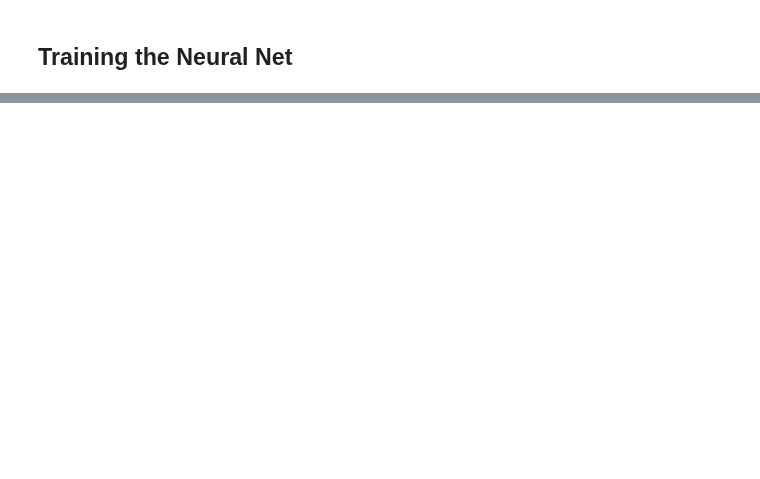
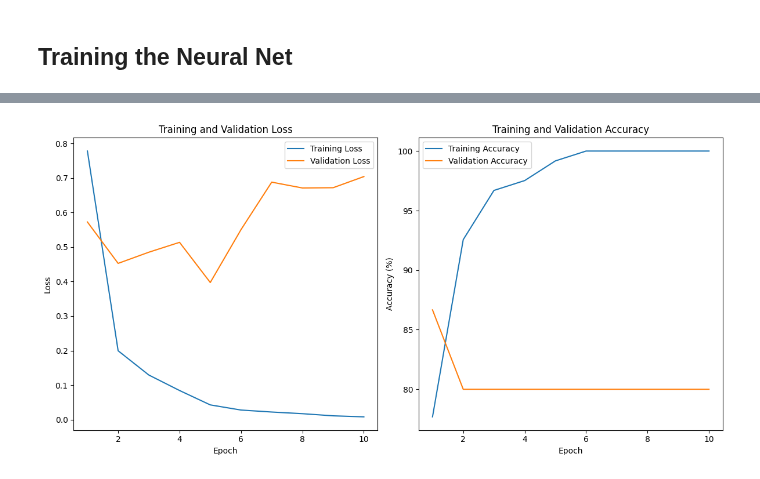
Before and after one commit to brittawi/SkiersProject, a Jupyter notebook: classification/training/classifiication_of_gears.ipynb, the cells around one changed output, grey strips where cells are left out. Cells and saved outputs as stored; diff of their text form; code cells hidden in the pictures; blank space fills up the shorter version.

Commit message:
added training and validation loop

```diff
--- a/classification/training/classifiication_of_gears.ipynb
+++ b/classification/training/classifiication_of_gears.ipynb
@@ -17,7 +17,7 @@ val_size = 0.1
 test_size = 0.1
 batch_size = 16
 learning_rate = 0.001
-epochs = 2
+epochs = 10
 
 choosen_joints = ["RAnkle_x"]
 
@@ -226,0 +246,21 @@ Finished Training
+# %%
+train_losses = []
+val_losses = []
+train_accs = []
+val_accs = []
+
+for epoch in range(epochs):  # loop over the dataset multiple times
+
+    print("Training")
+    epoch_loss, epoch_acc = training(train_loader, net, criterion, optimizer)
+    train_losses.append(epoch_loss)
+    train_accs.append(epoch_acc)
+    print(f"Epoch: {epoch+1}/{epochs}, Loss: {epoch_loss:.3f}, Accuracy: {epoch_acc:.3f}")
+
+    print("Validation")
+    epoch_val_loss, epoch_val_acc = validation(val_loader, net, criterion)
+    val_losses.append(epoch_val_loss)
+    val_accs.append(epoch_val_acc)
+    print(f"Epoch: {epoch+1}/{epochs}, Loss: {epoch_val_loss:.3f}, Accuracy: {epoch_val_acc:.3f}")
+
+print('Finished Training')
@@ -226,0 +285,24 @@ Finished Training
+# %%
+# Plotting training and validation loss
+plt.figure(figsize=(12, 6))
+plt.subplot(1, 2, 1)
+plt.plot(range(1, epochs + 1), train_losses, label='Training Loss')
+plt.plot(range(1, epochs + 1), val_losses, label='Validation Loss')
+plt.title('Training and Validation Loss')
+plt.xlabel('Epoch')
+plt.ylabel('Loss')
+plt.legend()
+
+# Plotting training and validation accuracy
+plt.subplot(1, 2, 2)
+plt.plot(range(1, epochs + 1), train_accs, label='Training Accuracy')
+plt.plot(range(1, epochs + 1), val_accs, label='Validation Accuracy')
+plt.title('Training and Validation Accuracy')
+plt.xlabel('Epoch')
+plt.ylabel('Accuracy (%)')
+plt.legend()
+
+plt.tight_layout()
+plt.show()
+# %% [output]
+[figure, added]
```
Also changed, not shown: parts of 7 cells of this notebook.
